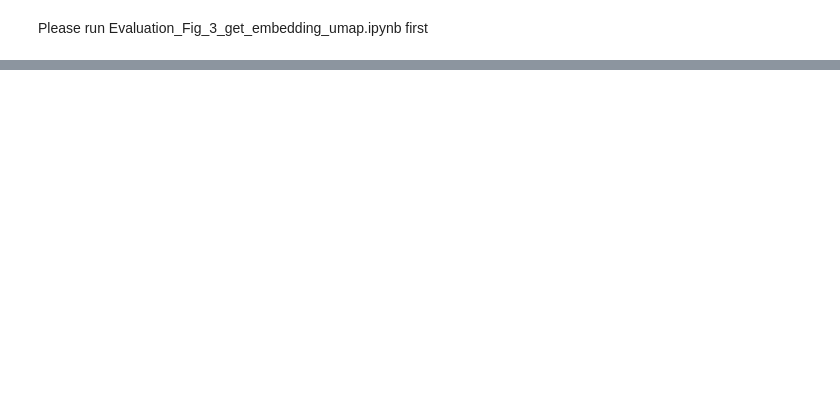
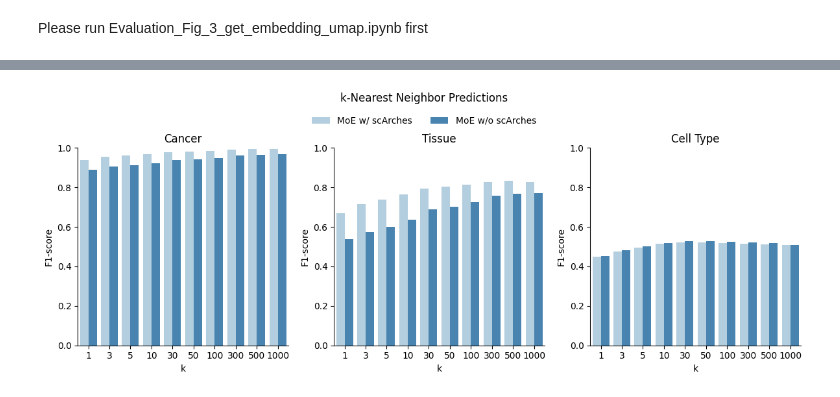
Before and after one commit to SchubertLab/mvTCR_reproducibility, a Jupyter notebook: evaluation/Evaluation_Fig_3_kNN.ipynb, the cells around one changed output, grey strips where cells are left out. Cells and saved outputs as stored; diff of their text form; code cells hidden in the pictures; blank space fills up the shorter version.

```diff
--- a/evaluation/Evaluation_Fig_3_kNN.ipynb
+++ b/evaluation/Evaluation_Fig_3_kNN.ipynb
@@ -139,3 +153,24 @@ all_results
 # %%
 os.makedirs('../results', exist_ok=True)
 all_results.to_csv('../results/kNN.csv')
+# %%
+all_results['Label'] = all_results['Label'].map({'Tissue': 'Cancer', 'Type': 'Tissue', 'functional.cluster': 'Cell Type'})
+# %%
+plt.figure(figsize=(12, 4))
+for i, label in enumerate(['Cancer', 'Tissue', 'Cell Type']):
+    plt.subplot(1, 3, i+1)
+    ax = sns.barplot(all_results[all_results['Label'] == label], hue='Method', y='Value', x='k', palette='Blues')
+    plt.legend([], [], frameon=False)
+    plt.ylabel('F1-score')
+    plt.title(label)
+    plt.ylim([0, 1])
+    ax.spines[['right', 'top']].set_visible(False)
+
+handles, labels = ax.get_legend_handles_labels()
+plt.figlegend(handles, labels, loc='upper center', ncols=2, bbox_to_anchor=(0.5, 1.06), frameon=False)
+plt.tight_layout()
+plt.suptitle('k-Nearest Neighbor Predictions', y=1.12)
+plt.savefig('figures/kNN_barplot.png', bbox_inches='tight')
+plt.show()
+# %% [output]
+[figure, added]
```
Also changed, not shown: parts of 4 cells of this notebook, 1 other file.
